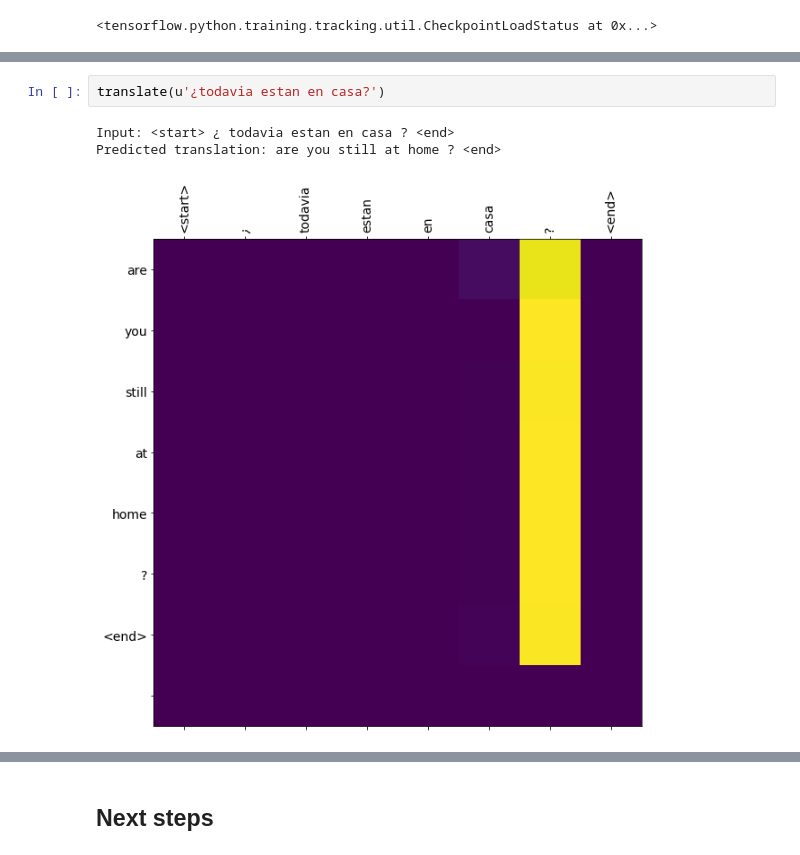
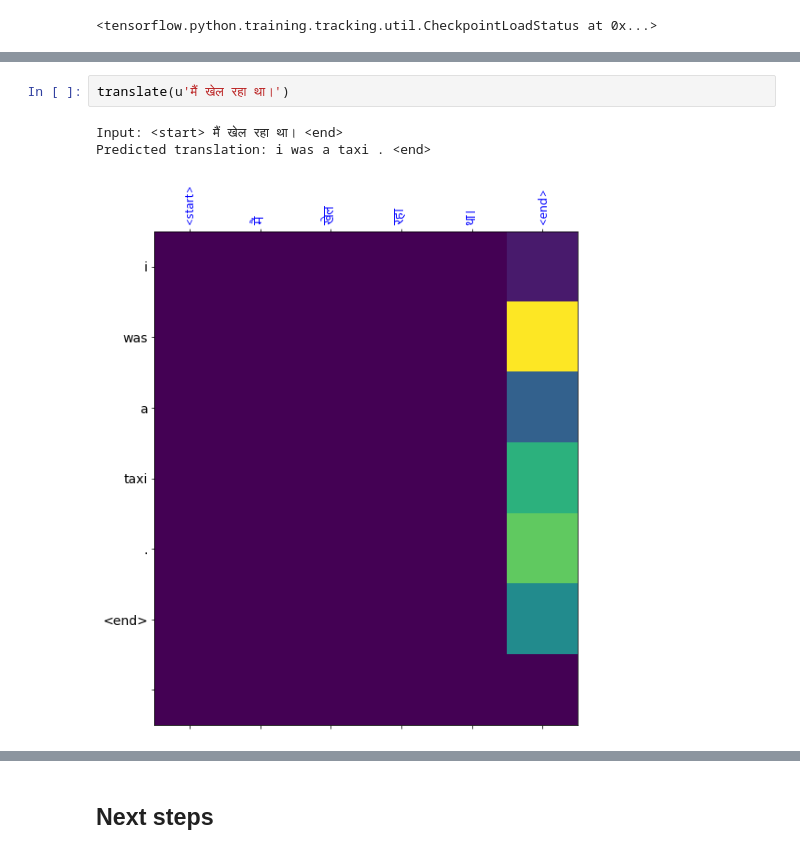
Before and after one commit to rahiakela/natural-language-processing-case-studies, a Jupyter notebook: neural_machine_translation_with_attention_for_english_hindi.ipynb, the cells around one changed output, grey strips where cells are left out. Saved outputs shown, nothing was run; the diff lists cells and outputs as text.

```diff
--- a/neural_machine_translation_with_attention_for_english_hindi.ipynb
+++ b/neural_machine_translation_with_attention_for_english_hindi.ipynb
@@ -602,6 +640,6 @@ Predicted translation: this is my life . <end>
-# %%
-translate(u'¿todavia estan en casa?')
-# %% [output]
-Input: <start> ¿ todavia estan en casa ? <end>
-Predicted translation: are you still at home ? <end>
-[figure, removed]
+# %%
+translate(u'मैं खेल रहा था।')
+# %% [output]
+Input: <start> मैं खेल रहा था। <end>
+Predicted translation: i was a taxi . <end>
+[figure, added]
```
Also changed, not shown: parts of 30 cells of this notebook.
